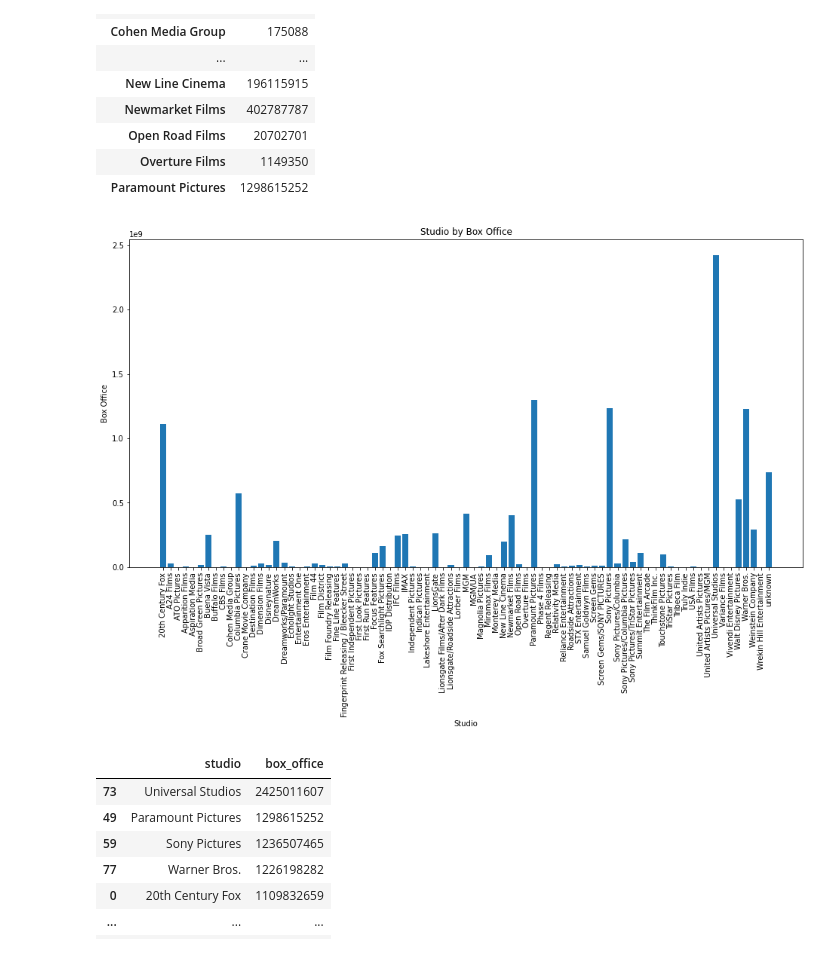
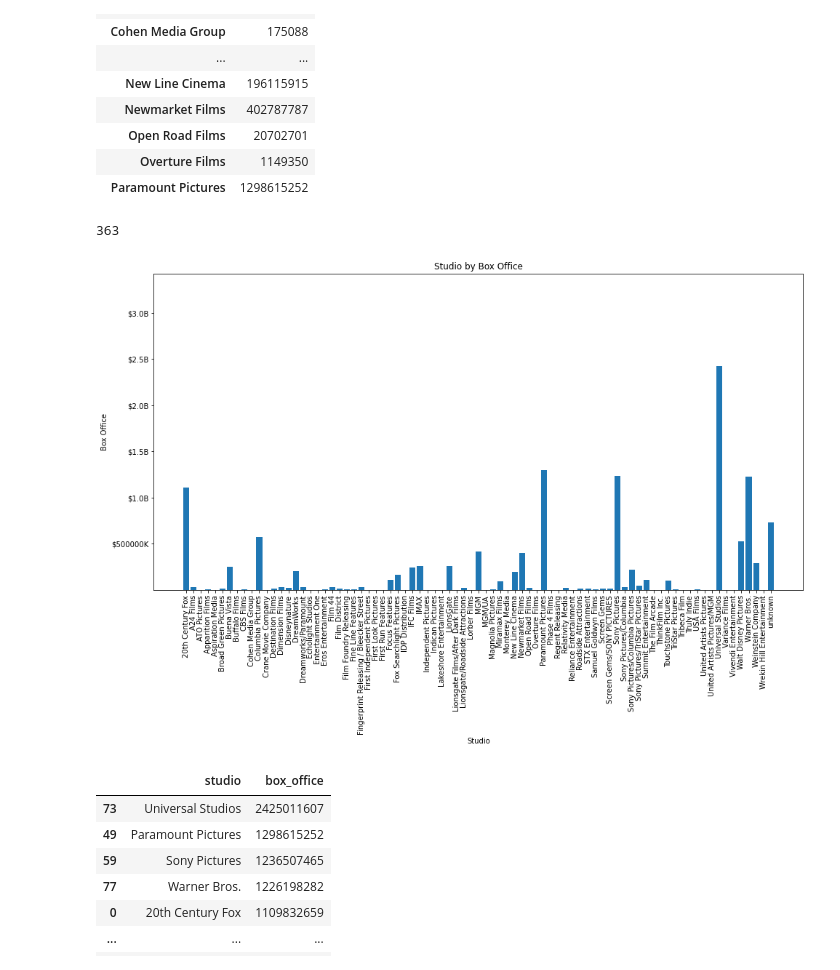
Before and after one commit to reboyce/Gilbert-Team-Repo, a Jupyter notebook: Notebooks/Telma's Notebook.ipynb, the cells around one changed output. Drawn from its saved outputs; the diff is of its cells as text; code cells hidden in the pictures.

```diff
--- a/Notebooks/Telma's Notebook.ipynb
+++ b/Notebooks/Telma's Notebook.ipynb
@@ -288,0 +191,4 @@ See the caveats in the documentation: https://pandas.pydata.org/pandas-docs/stab
+# %%
+#Creating a limit variable to plot
+limit = max_box + (1*10**9)
+limit
@@ -331,25 +239,46 @@ boxoffice_total.head(50)
 | Paramount Pictures | 1298615252 |
 # %%
 boxoffice_total.reset_index(inplace= True)
+# %%
+#Finding min box_office
+min_box = boxoffice_total.box_office.min()
+min_box
+# %% [output]
+363
+# %%
+def currency(x, pos):
+    """The two args are the value and tick position"""
+    if x >= 1e6:
+        s = '${:1.1f}M'.format(x*1e-6)
+    if x >= 1e9:
+        s = '${:1.1f}B'.format(x*1e-9)
+    else:
+        s = '${:0.0f}K'.format(x*1e-3)
+    return s
 # %%
 # Create the plot
 fig, ax = plt.subplots(figsize=(16, 8))
 
 # Graph X vs height as a bar graph
 x = boxoffice_total["studio"]
 y = boxoffice_total["box_office"]
 ax.bar(x, y)
 
 # Set title
 ax.set_title("Studio by Box Office")
 
 # Set labels for X and Y axes
 ax.set_xlabel("Studio")
 ax.set_ylabel("Box Office")
 
+ax.set_ylim([100,limit])
+
+
+ax.yaxis.set_major_formatter(currency)
+
 ax.set_xticklabels(labels=x,rotation=90);
 # %% [output]
-[figure, old version]
+[figure, new version]
 # %%
 box_sorted = boxoffice_total.sort_values(by='box_office', ascending=False)
 box_sorted
```
Also changed, not shown: parts of 30 cells of this notebook.
